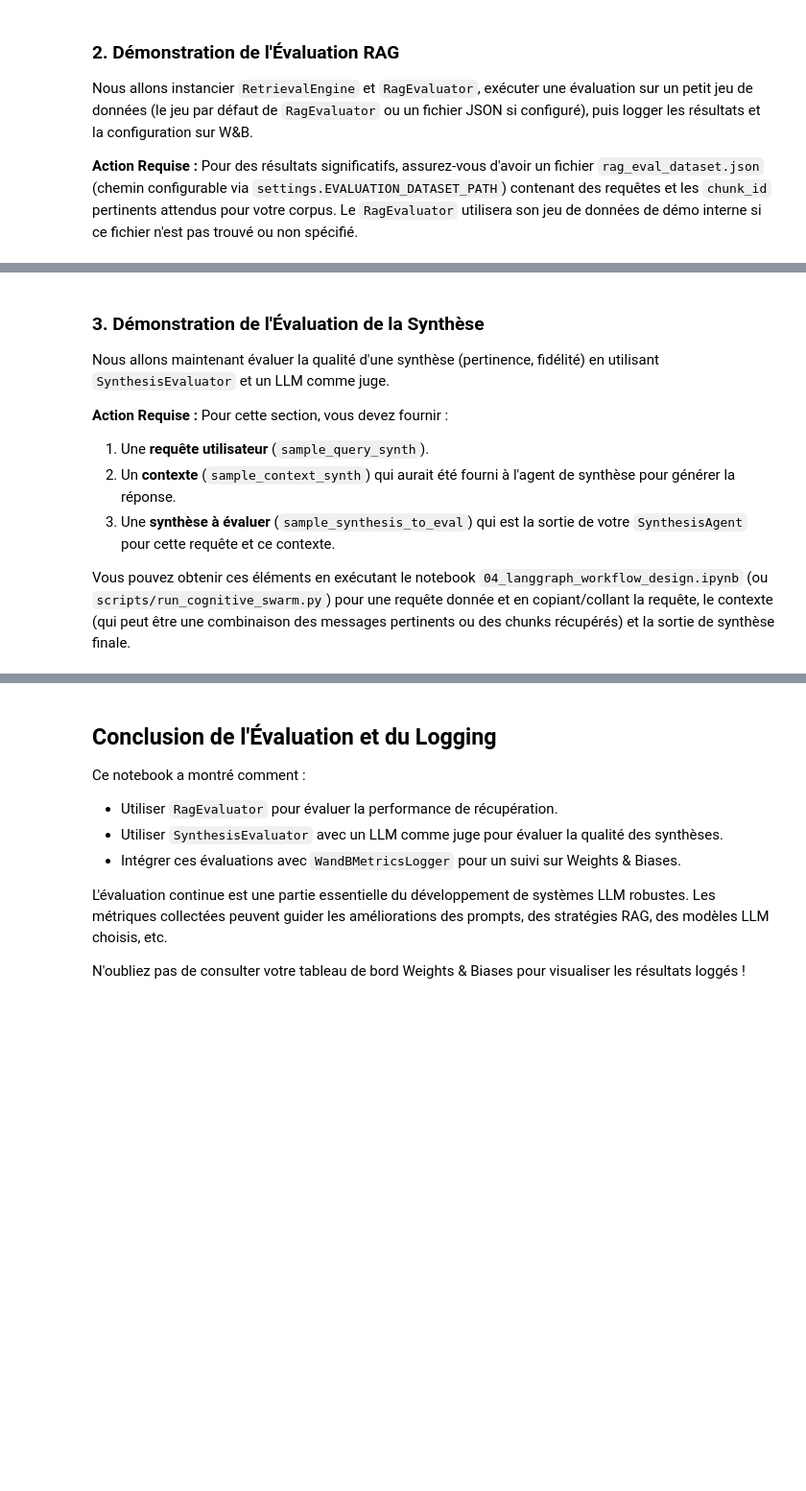
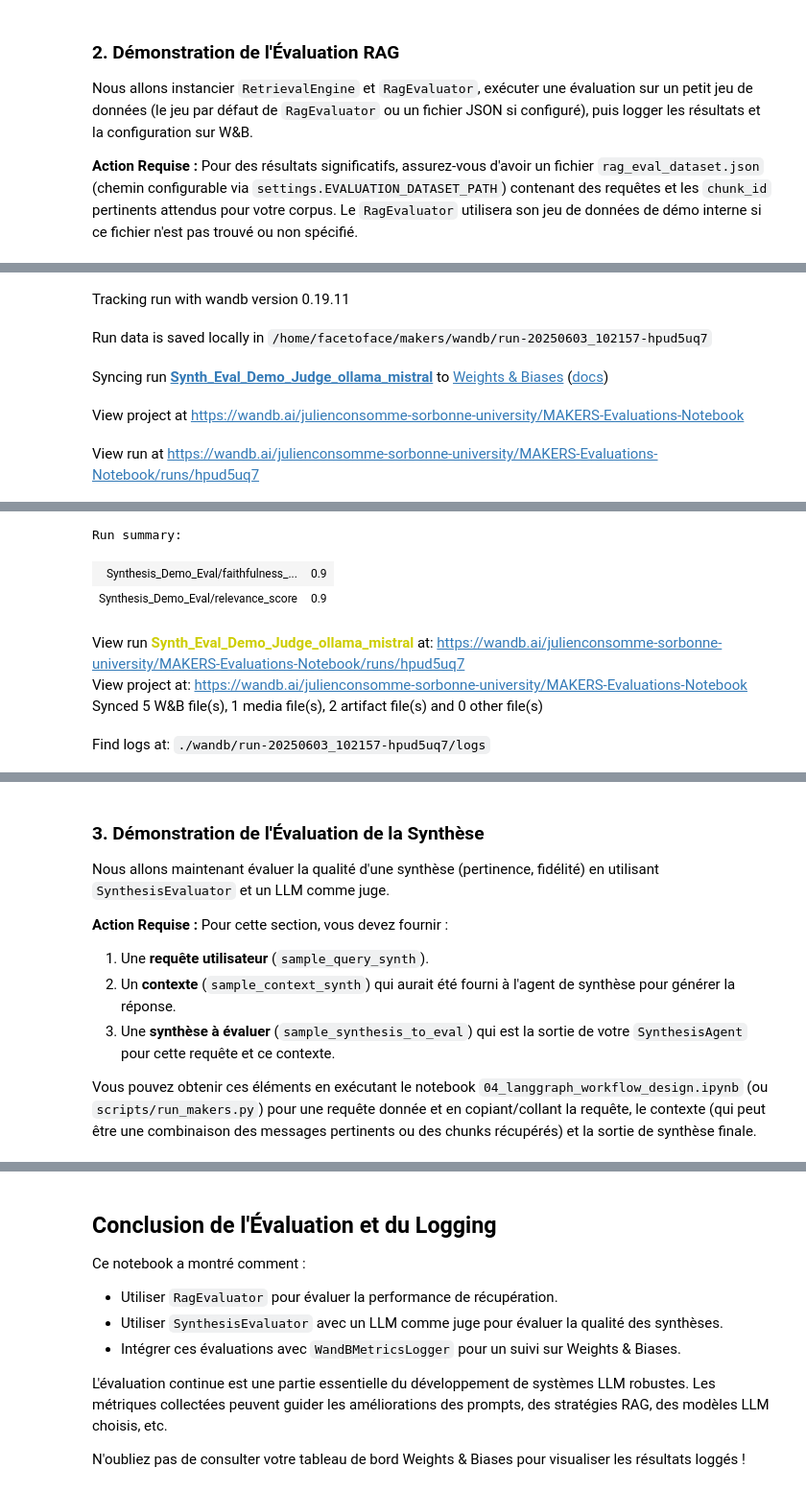
Before and after one commit to estephe-arnaud/cognitive-swarm-agents, a Jupyter notebook: notebooks/07_evaluation_and_logging.ipynb, the cells around one changed output, grey strips where cells are left out. Shown: that part at 96% size. Cells and saved outputs as stored; diff of their text form; code cells hidden in the pictures; blank space fills up the shorter version.

```diff
--- a/notebooks/07_evaluation_and_logging.ipynb
+++ b/notebooks/07_evaluation_and_logging.ipynb
@@ -346,7 +379,7 @@ These challenges are actively being researched.
     }
 
     wb_logger_synth = WandBMetricsLogger(
-        project_name="CognitiveSwarm-Evaluations-Notebook",
+        project_name="MAKERS-Evaluations-Notebook",
         run_name=f"Synth_Eval_Demo_Judge_{actual_judge_provider}_{str(actual_judge_model_name).split('/')[-1].replace('.', '_')}",
         config_to_log=config_for_wandb_synth,
         tags=["synthesis", "notebook_demo", "llm_as_judge", actual_judge_provider]
@@ -419,3 +452,4 @@ if synthesis_evaluation_results:
     print("\n✅ Évaluation de la synthèse terminée avec succès et métriques produites.")
 else:
     print("\n⚠️ L'évaluation de la synthèse a échoué, n'a pas pu démarrer, ou n'a pas produit de métriques. Vérifiez les logs ci-dessus.")
+# %% [output]
@@ -421,0 +460,5 @@ else:
+Tracking run with wandb version 0.19.11
+Run data is saved locally in /home/facetoface/makers/wandb/run-20250603_102157-hpud5uq7
+Syncing run Synth_Eval_Demo_Judge_ollama_mistral to Weights & Biases (docs)
+View project at https://wandb.ai/julienconsomme-sorbonne-university/MAKERS-Evaluations-Notebook
+View run at https://wandb.ai/julienconsomme-sorbonne-university/MAKERS-Evaluations-Notebook/runs/hpud5uq7
@@ -421,0 +483,7 @@ else:
+Run summary:
+| Synthesis_Demo_Eval/faithfulness_... | 0.9 |
+| Synthesis_Demo_Eval/relevance_score | 0.9 |
+View run Synth_Eval_Demo_Judge_ollama_mistral at: https://wandb.ai/julienconsomme-sorbonne-university/MAKERS-Evaluations-Notebook/runs/hpud5uq7
+View project at: https://wandb.ai/julienconsomme-sorbonne-university/MAKERS-Evaluations-Notebook
+Synced 5 W&B file(s), 1 media file(s), 2 artifact file(s) and 0 other file(s)
+Find logs at: ./wandb/run-20250603_102157-hpud5uq7/logs
@@ -429,7 +501,7 @@ Nous allons maintenant évaluer la qualité d'une synthèse (pertinence, fidéli
 2.  Un **contexte** (`sample_context_synth`) qui aurait été fourni à l'agent de synthèse pour générer la réponse.
 3.  Une **synthèse à évaluer** (`sample_synthesis_to_eval`) qui est la sortie de votre `SynthesisAgent` pour cette requête et ce contexte.
 
-Vous pouvez obtenir ces éléments en exécutant le notebook `04_langgraph_workflow_design.ipynb` (ou `scripts/run_cognitive_swarm.py`) pour une requête donnée et en copiant/collant la requête, le contexte (qui peut être une combinaison des messages pertinents ou des chunks récupérés) et la sortie de synthèse finale.
+Vous pouvez obtenir ces éléments en exécutant le notebook `04_langgraph_workflow_design.ipynb` (ou `scripts/run_makers.py`) pour une requête donnée et en copiant/collant la requête, le contexte (qui peut être une combinaison des messages pertinents ou des chunks récupérés) et la sortie de synthèse finale.
 # %% [markdown]
 ### 4. Utilisation du Script `scripts/run_evaluation.py`
 
```
Also changed, not shown: parts of 5 cells of this notebook, 23 other files.
